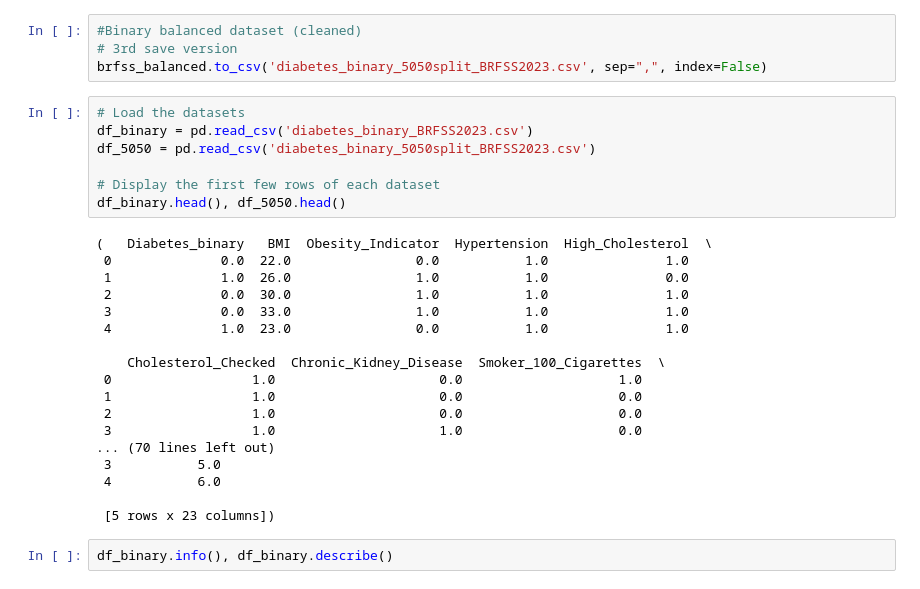
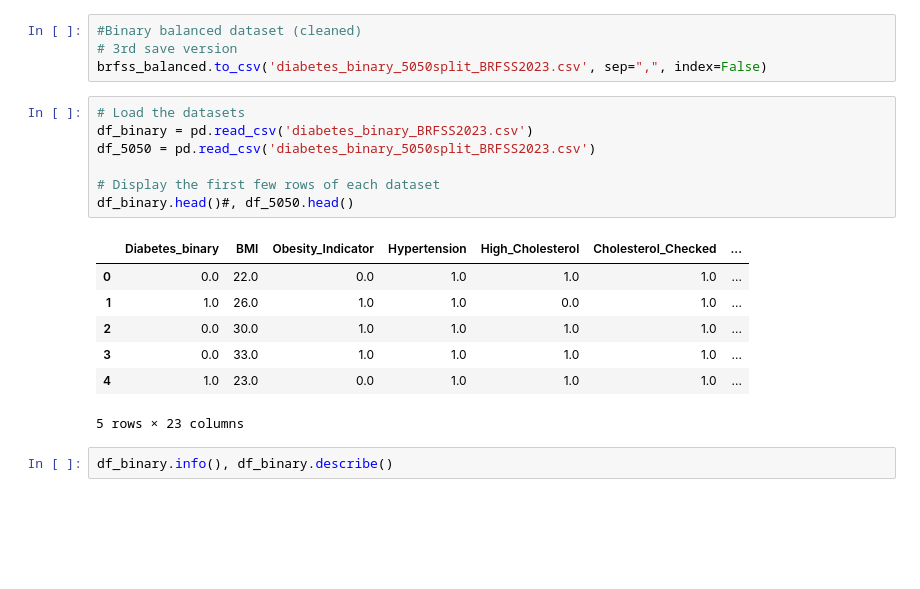
Before and after one commit to troytoy/Project_DA01, a Jupyter notebook: DA01_Project.ipynb, the cells around one changed output. Saved outputs shown, nothing was run; the diff lists cells and outputs as text; blank space fills up the shorter version.

```diff
--- a/DA01_Project.ipynb
+++ b/DA01_Project.ipynb
@@ -634,28 +634,18 @@ brfss_balanced.to_csv('diabetes_binary_5050split_BRFSS2023.csv', sep=",", index=
 # %%
 # Load the datasets
 df_binary = pd.read_csv('diabetes_binary_BRFSS2023.csv')
 df_5050 = pd.read_csv('diabetes_binary_5050split_BRFSS2023.csv')
 
 # Display the first few rows of each dataset
-df_binary.head(), df_5050.head()
+df_binary.head()#, df_5050.head()
 # %% [output]
+|  | Diabetes_binary | BMI | Obesity_Indicator | Hypertension | High_Cholesterol | Cholesterol_Checked | ... |
+| 0 | 0.0 | 22.0 | 0.0 | 1.0 | 1.0 | 1.0 | ... |
+| 1 | 1.0 | 26.0 | 1.0 | 1.0 | 0.0 | 1.0 | ... |
+| 2 | 0.0 | 30.0 | 1.0 | 1.0 | 1.0 | 1.0 | ... |
+| 3 | 0.0 | 33.0 | 1.0 | 1.0 | 1.0 | 1.0 | ... |
+| 4 | 1.0 | 23.0 | 0.0 | 1.0 | 1.0 | 1.0 | ... |
-(   Diabetes_binary   BMI  Obesity_Indicator  Hypertension  High_Cholesterol  \
- 0              0.0  22.0                0.0           1.0               1.0
- 1              1.0  26.0                1.0           1.0               0.0
- 2              0.0  30.0                1.0           1.0               1.0
- 3              0.0  33.0                1.0           1.0               1.0
- 4              1.0  23.0                0.0           1.0               1.0
-
-    Cholesterol_Checked  Chronic_Kidney_Disease  Smoker_100_Cigarettes  \
- 0                  1.0                     0.0                    1.0
- 1                  1.0                     0.0                    0.0
- 2                  1.0                     0.0                    0.0
- 3                  1.0                     1.0                    0.0
-... (70 lines left out)
- 3           5.0
- 4           6.0
-
- [5 rows x 23 columns])
+5 rows × 23 columns
 # %%
 df_binary.info(), df_binary.describe()
 # %% [output]
```
Also changed, not shown: parts of 26 cells of this notebook, 1 other file.
